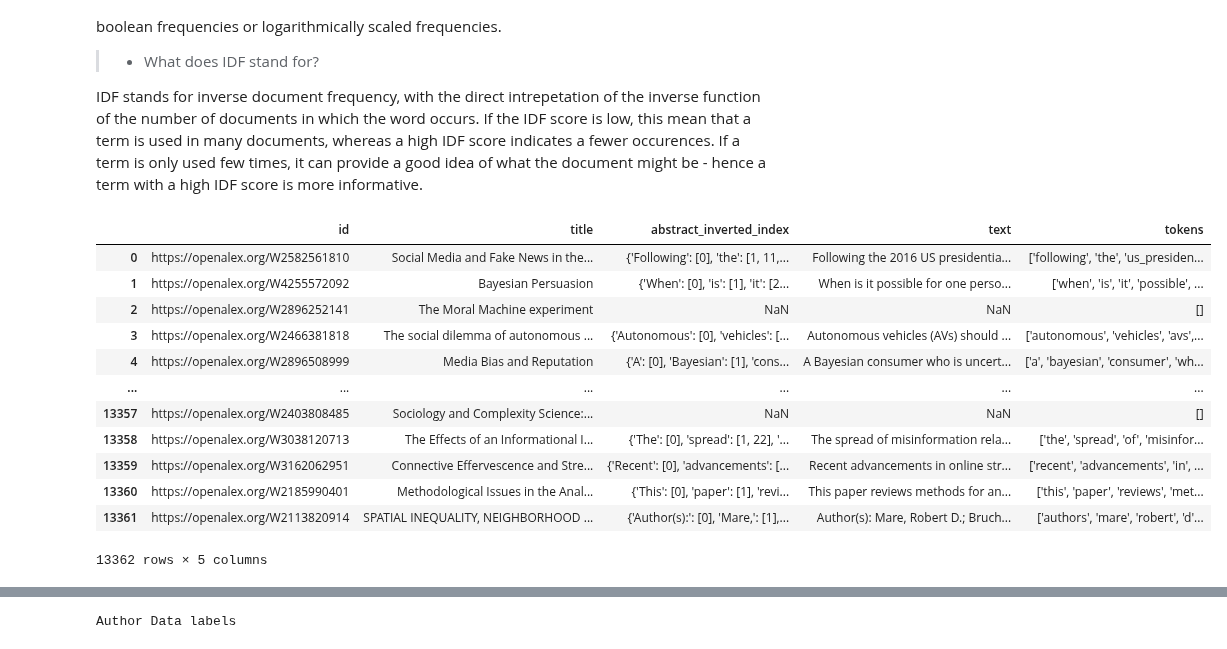
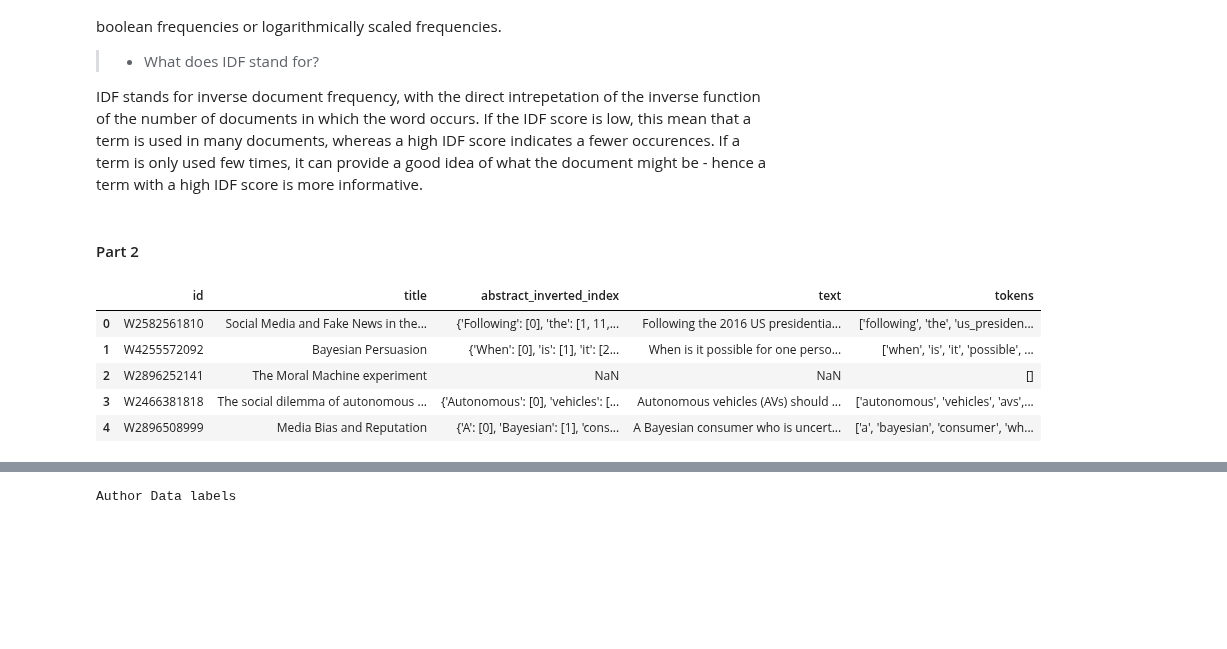
Before and after one commit to CarolineMortensen/Group_project_CSS, a Jupyter notebook: Assignment2.ipynb, the cells around one changed output, grey strips where cells are left out. Saved outputs shown, nothing was run; the diff lists cells and outputs as text; code cells hidden in the pictures; blank space fills up the shorter version.

```diff
--- a/Assignment2.ipynb
+++ b/Assignment2.ipynb
@@ -606,21 +634,17 @@ TF stands for term frequency, which is the relative frequency of term within doc
 >   * What does IDF stand for?
 
 IDF stands for inverse document frequency, with the direct intrepetation of the inverse function of the number of documents in which the word occurs. If the IDF score is low, this mean that a term is used in many documents, whereas a high IDF score indicates a fewer occurences. If a term is only used few times, it can provide a good idea of what the document might be - hence a term with a high IDF score is more informative.
+# %% [markdown]
+#### Part 2
 # %%
 new_abstracts_path = "new_abstracts.csv"
 new_abstracts = pd.read_csv(new_abstracts_path)
-new_abstracts
+new_abstracts["id"] = new_abstracts["id"].str.split("/").str[-1] #removing website, to make id-matching easier
+new_abstracts.head()
 # %% [output]
 |  | id | title | abstract_inverted_index | text | tokens |
-| 0 | https://openalex.org/W2582561810 | Social Media and Fake News in the... | {'Following': [0], 'the': [1, 11,... | Following the 2016 US presidentia... | ['following', 'the', 'us_presiden... |
-| 1 | https://openalex.org/W4255572092 | Bayesian Persuasion | {'When': [0], 'is': [1], 'it': [2... | When is it possible for one perso... | ['when', 'is', 'it', 'possible', ... |
-| 2 | https://openalex.org/W2896252141 | The Moral Machine experiment | NaN | NaN | [] |
-| 3 | https://openalex.org/W2466381818 | The social dilemma of autonomous ... | {'Autonomous': [0], 'vehicles': [... | Autonomous vehicles (AVs) should ... | ['autonomous', 'vehicles', 'avs',... |
-| 4 | https://openalex.org/W2896508999 | Media Bias and Reputation | {'A': [0], 'Bayesian': [1], 'cons... | A Bayesian consumer who is uncert... | ['a', 'bayesian', 'consumer', 'wh... |
-| ... | ... | ... | ... | ... | ... |
-| 13357 | https://openalex.org/W2403808485 | Sociology and Complexity Science:... | NaN | NaN | [] |
-| 13358 | https://openalex.org/W3038120713 | The Effects of an Informational I... | {'The': [0], 'spread': [1, 22], '... | The spread of misinformation rela... | ['the', 'spread', 'of', 'misinfor... |
-| 13359 | https://openalex.org/W3162062951 | Connective Effervescence and Stre... | {'Recent': [0], 'advancements': [... | Recent advancements in online str... | ['recent', 'advancements', 'in', ... |
-| 13360 | https://openalex.org/W2185990401 | Methodological Issues in the Anal... | {'This': [0], 'paper': [1], 'revi... | This paper reviews methods for an... | ['this', 'paper', 'reviews', 'met... |
-| 13361 | https://openalex.org/W2113820914 | SPATIAL INEQUALITY, NEIGHBORHOOD ... | {'Author(s):': [0], 'Mare,': [1],... | Author(s): Mare, Robert D.; Bruch... | ['authors', 'mare', 'robert', 'd'... |
+| 0 | W2582561810 | Social Media and Fake News in the... | {'Following': [0], 'the': [1, 11,... | Following the 2016 US presidentia... | ['following', 'the', 'us_presiden... |
+| 1 | W4255572092 | Bayesian Persuasion | {'When': [0], 'is': [1], 'it': [2... | When is it possible for one perso... | ['when', 'is', 'it', 'possible', ... |
+| 2 | W2896252141 | The Moral Machine experiment | NaN | NaN | [] |
+| 3 | W2466381818 | The social dilemma of autonomous ... | {'Autonomous': [0], 'vehicles': [... | Autonomous vehicles (AVs) should ... | ['autonomous', 'vehicles', 'avs',... |
+| 4 | W2896508999 | Media Bias and Reputation | {'A': [0], 'Bayesian': [1], 'cons... | A Bayesian consumer who is uncert... | ['a', 'bayesian', 'consumer', 'wh... |
-13362 rows × 5 columns
```
Also changed, not shown: parts of 44 cells of this notebook.
